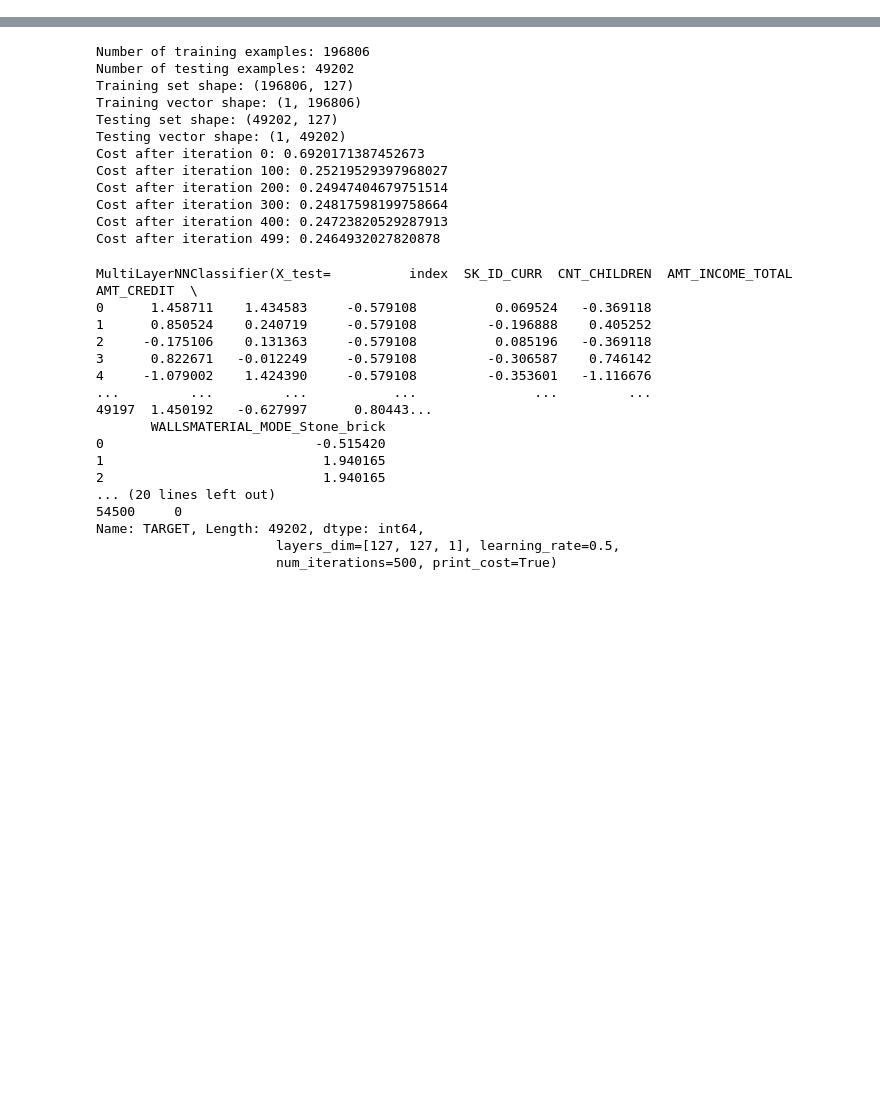
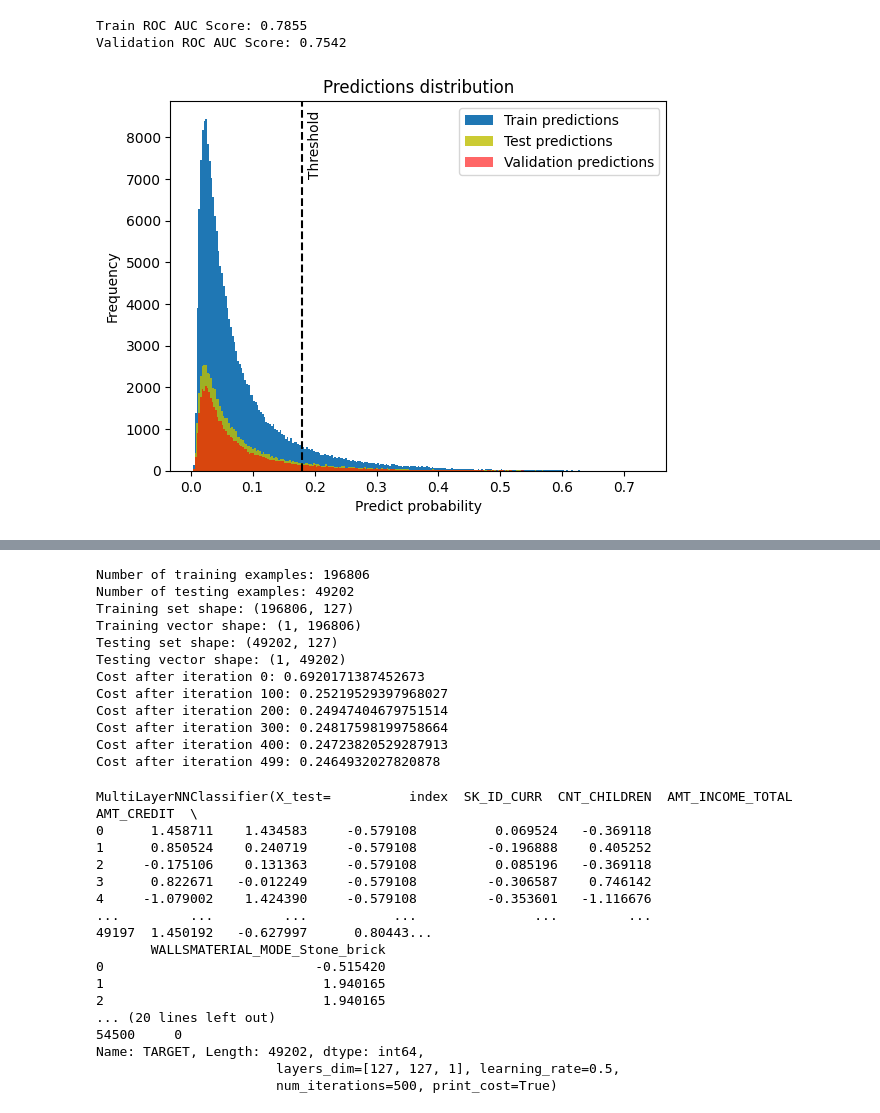
Before and after one commit to jackonedev/pipelines_and_machine_learning, a Jupyter notebook: NN_model.ipynb, the cells around one changed output, grey strips where cells are left out. Cells and saved outputs as stored; diff of their text form; code cells hidden in the pictures; blank space fills up the shorter version.

Commit message:
metrics updated

```diff
--- a/NN_model.ipynb
+++ b/NN_model.ipynb
@@ -1492,0 +247,49 @@ mlnn = MultiLayerNNClassifier(
+# %%
+%%time
+# Base Model Metrics
+train_predict_proba = feature_model_pipeline.predict(X_train)
+val_predict_proba = feature_model_pipeline.predict(X_val)
+test_predict_proba = feature_model_pipeline.predict(X_test)
+
+# Binarize Score
+threshold = 0.18
+train_predict = (train_predict_proba > threshold).astype(int)
+val_predict = (val_predict_proba > threshold).astype(int)
+test_predict = (test_predict_proba > threshold).astype(int)
+y_test_real_lgbm = (y_test > threshold).astype(int)
+
+# ROC AUC Score
+train_score = roc_auc_score(y_true=y_train, y_score=train_predict_proba)
+val_score = roc_auc_score(y_true=y_val, y_score=val_predict_proba)
+test_score = roc_auc_score(y_true=y_test_real_lgbm, y_score=test_predict_proba)
+print()
+print("Train ROC AUC Score: {:.4f}".format(train_score))
+print("Validation ROC AUC Score: {:.4f}".format(val_score))
+
+ax1 = pd.Series(train_predict_proba).plot(kind="hist", bins=255, alpha=1)
+ax2 = pd.Series(test_predict_proba).plot(kind="hist", bins=255, alpha=0.8, color="y")
+ax3 = pd.Series(val_predict_proba).plot(kind="hist", bins=255, alpha=0.6, color="r")
+ax3.set_xlabel("Predict probability")
+ax3.set_title("Predictions distribution")
+ax3.legend(["Train predictions", "Test predictions", "Validation predictions"])
+ax3.axvline(x=threshold, color="k", linestyle="--")
+ax3.text(
+    threshold + 0.01,
+    7000,#  hardcoded
+    "Threshold",
+    rotation=90,
+    verticalalignment="bottom",
+    horizontalalignment="left",
+    color="k",
+    fontsize=10,
+)
+plt.show()
+
+
+print("Test ROC AUC Score: {:.4f}".format(test_score))
+diff = round((train_score - val_score) *100, 1)
+print(f"Percentage difference Score (train - val): {diff} %")
+# %% [output]
+Train ROC AUC Score: 0.7855
+Validation ROC AUC Score: 0.7542
+[figure, added]
```
Also changed, not shown: parts of 52 cells of this notebook.
